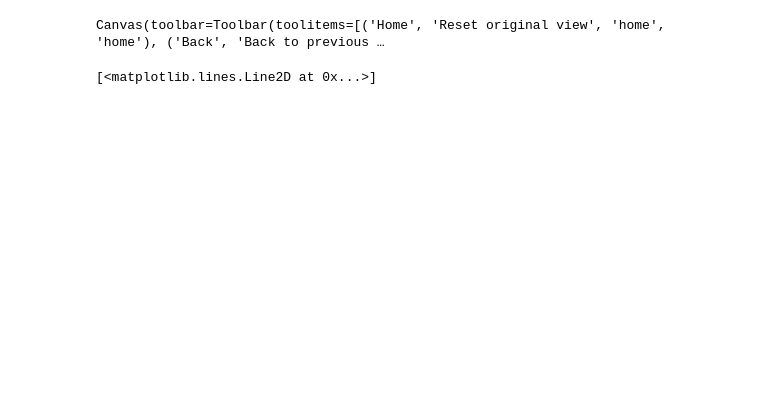
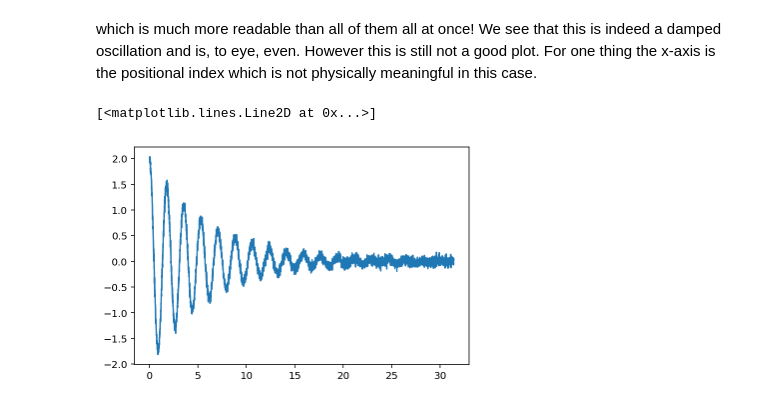
Before and after one commit to tacaswell/2021-03_APS, a Jupyter notebook: code/harmonic_oscilator/case-study.ipynb, the cells around one changed output. Cells and saved outputs as stored; diff of their text form; code cells hidden in the pictures; blank space fills up the shorter version.

Commit message:
DOC: write out case-study in a notebook

```diff
--- a/code/harmonic_oscilator/case-study.ipynb
+++ b/code/harmonic_oscilator/case-study.ipynb
@@ -62,8 +105,8 @@ Coordinates:
+# %% [markdown]
+which is much more readable than all of them all at once!  We see that this is indeed a damped oscillation and is, to eye, even.  However this is still not a good plot.  For one thing the x-axis is the positional index which is not physically meaningful in this case.
 # %%
 fig, ax = plt.subplots()
-# ax.plot(m)
-# ax.plot(m.time, m)
-m.plot(ax=ax)
+ax.plot(m.time, m)
 # %% [output]
-Canvas(toolbar=Toolbar(toolitems=[('Home', 'Reset original view', 'home', 'home'), ('Back', 'Back to previous …
+[<matplotlib.lines.Line2D at 0x...>]
-[<matplotlib.lines.Line2D at 0x...>]
+[figure, added]
```
Also changed, not shown: parts of 75 cells of this notebook, 1 other file.
